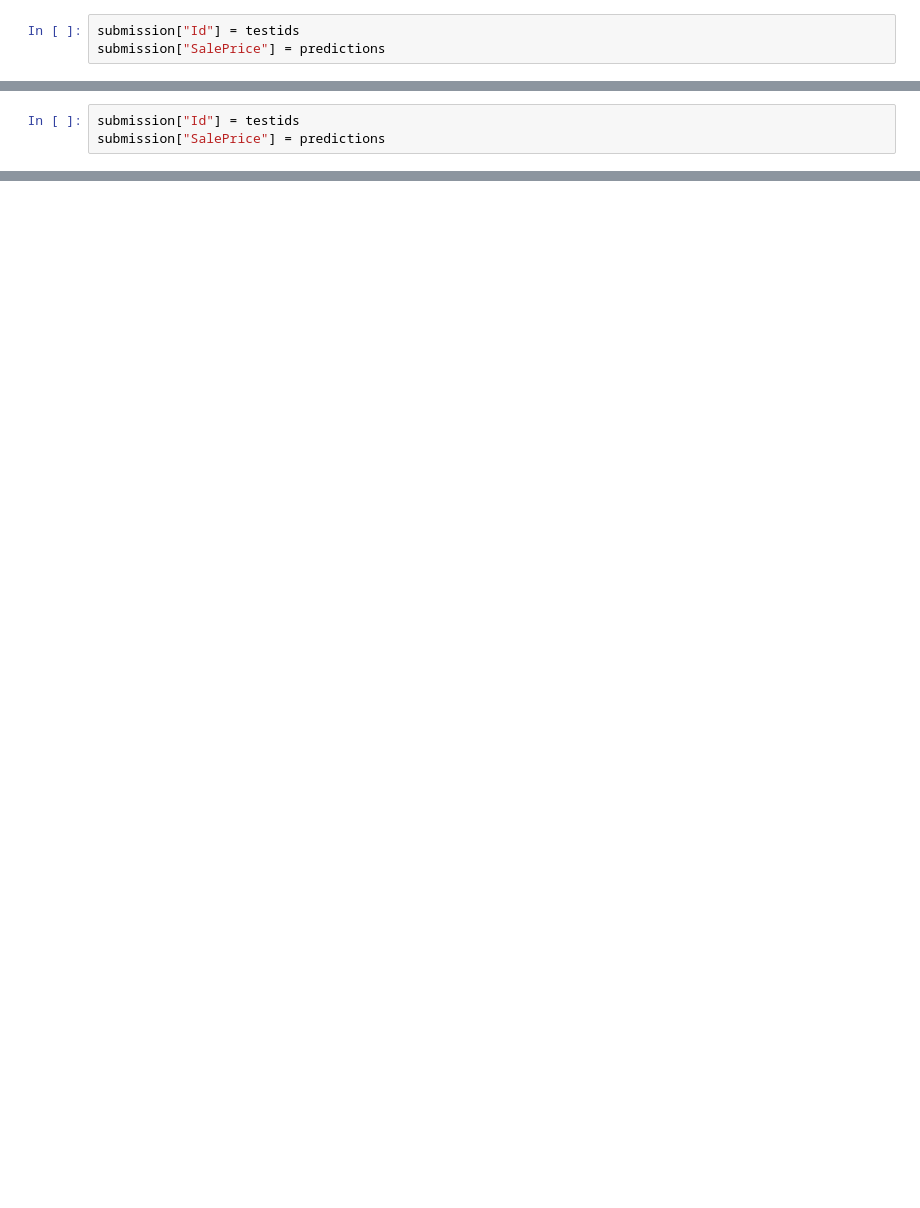
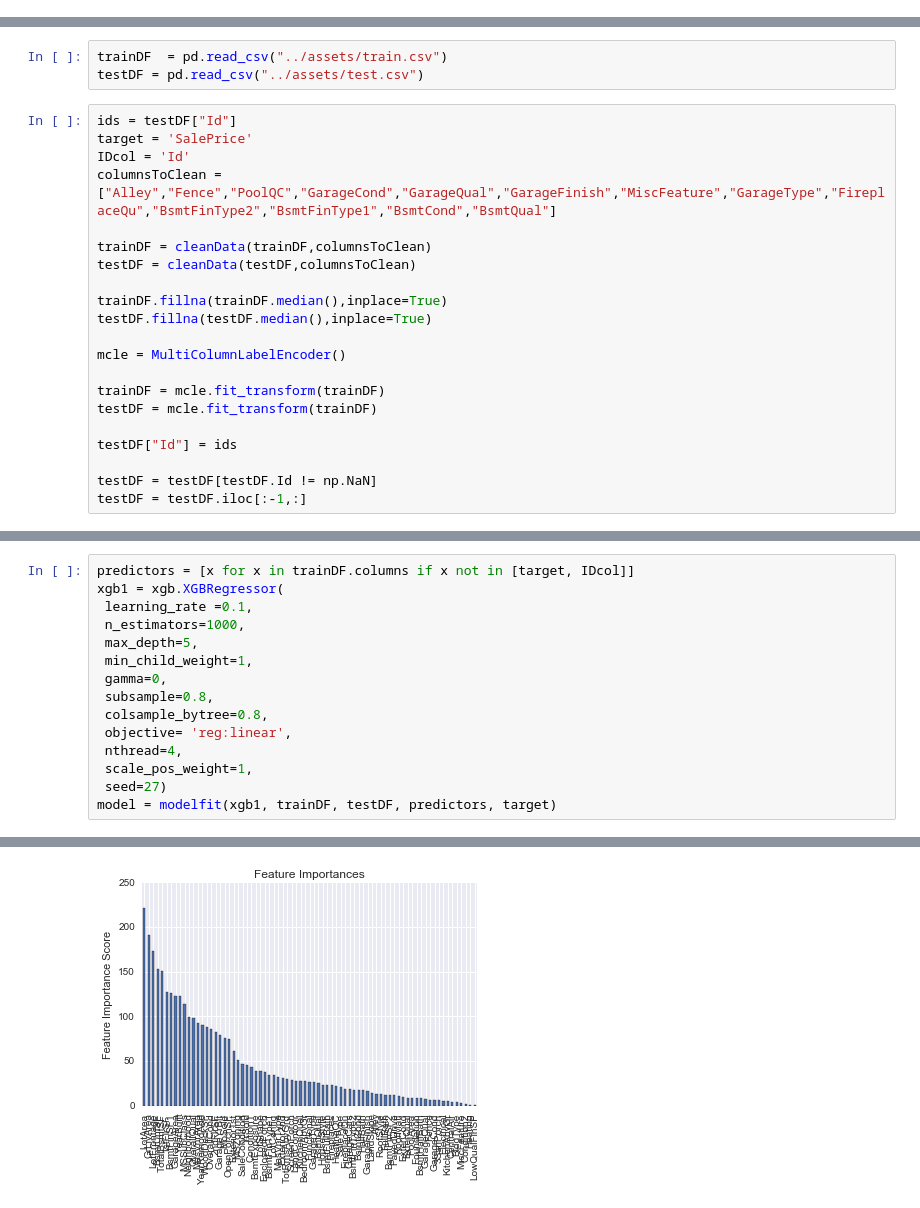
Before and after one commit to tamisalex/HousePricingKaggle, a Jupyter notebook: notebooks/Exploraton.ipynb, the cells around one changed output, grey strips where cells are left out. Cells and saved outputs as stored; diff of their text form; blank space fills up the shorter version.

```diff
--- a/notebooks/Exploraton.ipynb
+++ b/notebooks/Exploraton.ipynb
@@ -107,3 +61,0 @@ submission = pd.DataFrame()
-# %%
-submission["Id"] = testids
-submission["SalePrice"] = predictions
@@ -163,3 +61,0 @@ predictions = model.predict(ouput)
-# %%
-submission["Id"] = testids
-submission["SalePrice"] = predictions
@@ -199,0 +62,24 @@ submission.to_csv("../assets/submission.csv", index=False)
+# %%
+trainDF  = pd.read_csv("../assets/train.csv")
+testDF = pd.read_csv("../assets/test.csv")
+# %%
+ids = testDF["Id"]
+target = 'SalePrice'
+IDcol = 'Id'
+columnsToClean = ["Alley","Fence","PoolQC","GarageCond","GarageQual","GarageFinish","MiscFeature","GarageType","FireplaceQu","BsmtFinType2","BsmtFinType1","BsmtCond","BsmtQual"]
+
+trainDF = cleanData(trainDF,columnsToClean)
+testDF = cleanData(testDF,columnsToClean)
+
+trainDF.fillna(trainDF.median(),inplace=True)
+testDF.fillna(testDF.median(),inplace=True)
+
+mcle = MultiColumnLabelEncoder()
+
+trainDF = mcle.fit_transform(trainDF)
+testDF = mcle.fit_transform(trainDF)
+
+testDF["Id"] = ids
+
+testDF = testDF[testDF.Id != np.NaN]
+testDF = testDF.iloc[:-1,:]
@@ -199,0 +147,16 @@ submission.to_csv("../assets/submission.csv", index=False)
+# %%
+predictors = [x for x in trainDF.columns if x not in [target, IDcol]]
+xgb1 = xgb.XGBRegressor(
+ learning_rate =0.1,
+ n_estimators=1000,
+ max_depth=5,
+ min_child_weight=1,
+ gamma=0,
+ subsample=0.8,
+ colsample_bytree=0.8,
+ objective= 'reg:linear',
+ nthread=4,
+ scale_pos_weight=1,
+ seed=27)
+model = modelfit(xgb1, trainDF, testDF, predictors, target)
+# %% [output]
@@ -199,0 +180 @@ submission.to_csv("../assets/submission.csv", index=False)
+[figure, added]
```
Also changed, not shown: parts of 29 cells of this notebook, 1 other file.
